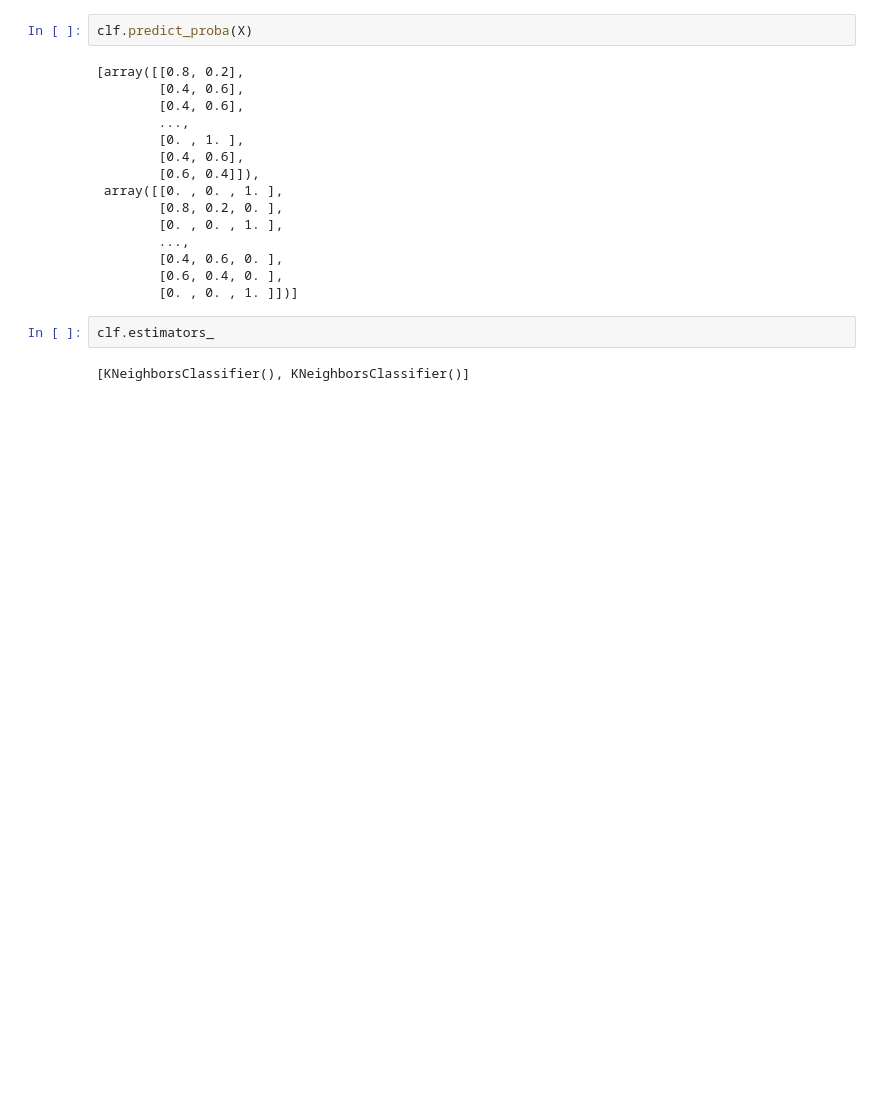
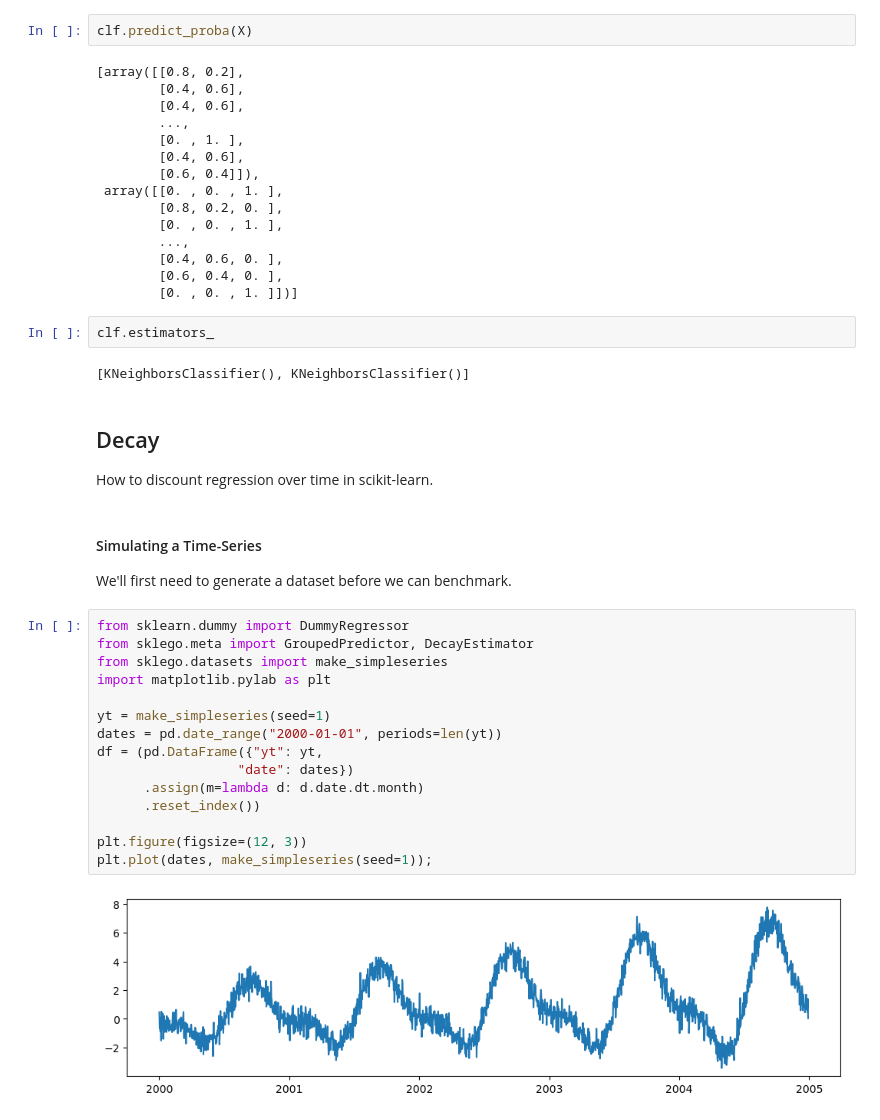
Before and after one commit to muhammadhananbaloch/Machine-Learning-Python, a Jupyter notebook: Scikit Learn/meta-estimators.ipynb, the cells around one changed output. Saved outputs shown, nothing was run; the diff lists cells and outputs as text; blank space fills up the shorter version.

Commit message:
Predict time series using decay estimator.

```diff
--- a/Scikit Learn/meta-estimators.ipynb
+++ b/Scikit Learn/meta-estimators.ipynb
@@ -293,3 +293,26 @@ clf.predict_proba(X)
 clf.estimators_
 # %% [output]
 [KNeighborsClassifier(), KNeighborsClassifier()]
+# %% [markdown]
+## Decay
+How to discount regression over time in scikit-learn.
+# %% [markdown]
+#### Simulating a Time-Series
+We'll first need to generate a dataset before we can benchmark.
+# %%
+from sklearn.dummy import DummyRegressor
+from sklego.meta import GroupedPredictor, DecayEstimator
+from sklego.datasets import make_simpleseries
+import matplotlib.pylab as plt
+
+yt = make_simpleseries(seed=1)
+dates = pd.date_range("2000-01-01", periods=len(yt))
+df = (pd.DataFrame({"yt": yt,
+                  "date": dates})
+      .assign(m=lambda d: d.date.dt.month)
+      .reset_index())
+
+plt.figure(figsize=(12, 3))
+plt.plot(dates, make_simpleseries(seed=1));
+# %% [output]
+[figure, added]
```
Also changed, not shown: parts of 5 cells of this notebook.
